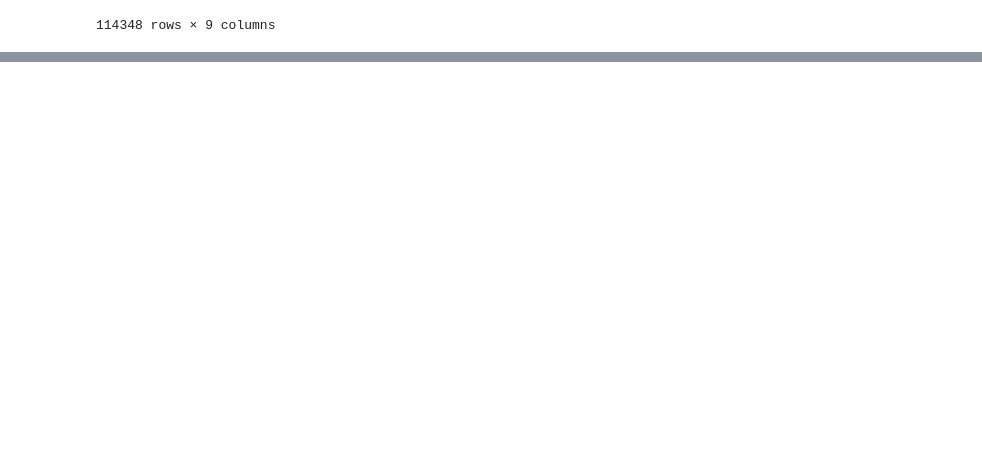
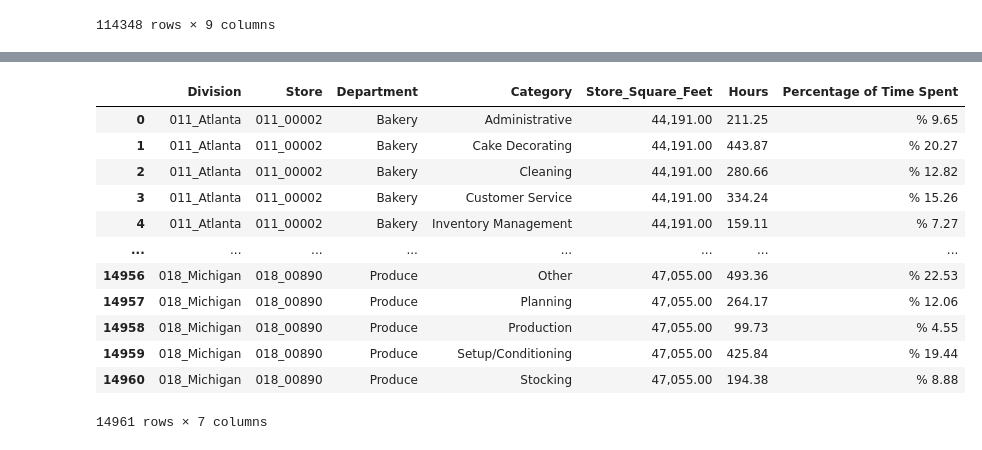
Before and after one commit to khenson1/KrogerAssessment, a Jupyter notebook: Kroger Assessment.ipynb, the cells around one changed output, grey strips where cells are left out. Saved outputs shown, nothing was run; the diff lists cells and outputs as text; code cells hidden in the pictures; blank space fills up the shorter version.

Commit message:
Adding formatting.

```diff
--- a/Kroger Assessment.ipynb
+++ b/Kroger Assessment.ipynb
@@ -451,0 +349,31 @@ Customer_Service.head(100)
+# %%
+####Showing each city's square feet compared to their Cleaning, Customer Service,
+####Planning and Stocking catergories and the respectful hours
+
+###Creating the DataFrame and adding formatting
+SQ = Complete_Store_Data[["Store", "Division", "Department", "Category", "Hours","Store_Square_Feet"]]
+SQ2 = SQ.groupby(["Division","Store","Department","Category", "Store_Square_Feet"])["Hours"].sum().reset_index()
+SQ2["Hours"] = SQ2["Hours"].map("{:.2f}".format)
+SQ2["Store_Square_Feet"] = SQ2["Store_Square_Feet"].map("{:,.2f}".format)
+
+## Convert the "Hours" column to an integer data type
+SQ2["Hours"] = pd.to_numeric(SQ2["Hours"])
+
+## Adding the Percentage of Time Spent Column and formatting
+SQ2["Percentage of Time Spent"] = (SQ2["Hours"] / 2190) *100
+SQ2["Percentage of Time Spent"] = SQ2["Percentage of Time Spent"].map("% {:.2f}".format)
+SQ2
+# %% [output]
+|  | Division | Store | Department | Category | Store_Square_Feet | Hours | Percentage of Time Spent |
+| 0 | 011_Atlanta | 011_00002 | Bakery | Administrative | 44,191.00 | 211.25 | % 9.65 |
+| 1 | 011_Atlanta | 011_00002 | Bakery | Cake Decorating | 44,191.00 | 443.87 | % 20.27 |
+| 2 | 011_Atlanta | 011_00002 | Bakery | Cleaning | 44,191.00 | 280.66 | % 12.82 |
+| 3 | 011_Atlanta | 011_00002 | Bakery | Customer Service | 44,191.00 | 334.24 | % 15.26 |
+| 4 | 011_Atlanta | 011_00002 | Bakery | Inventory Management | 44,191.00 | 159.11 | % 7.27 |
+| ... | ... | ... | ... | ... | ... | ... | ... |
+| 14956 | 018_Michigan | 018_00890 | Produce | Other | 47,055.00 | 493.36 | % 22.53 |
+| 14957 | 018_Michigan | 018_00890 | Produce | Planning | 47,055.00 | 264.17 | % 12.06 |
+| 14958 | 018_Michigan | 018_00890 | Produce | Production | 47,055.00 | 99.73 | % 4.55 |
+| 14959 | 018_Michigan | 018_00890 | Produce | Setup/Conditioning | 47,055.00 | 425.84 | % 19.44 |
+| 14960 | 018_Michigan | 018_00890 | Produce | Stocking | 47,055.00 | 194.38 | % 8.88 |
+14961 rows × 7 columns
```
Also changed, not shown: parts of 15 cells of this notebook.
